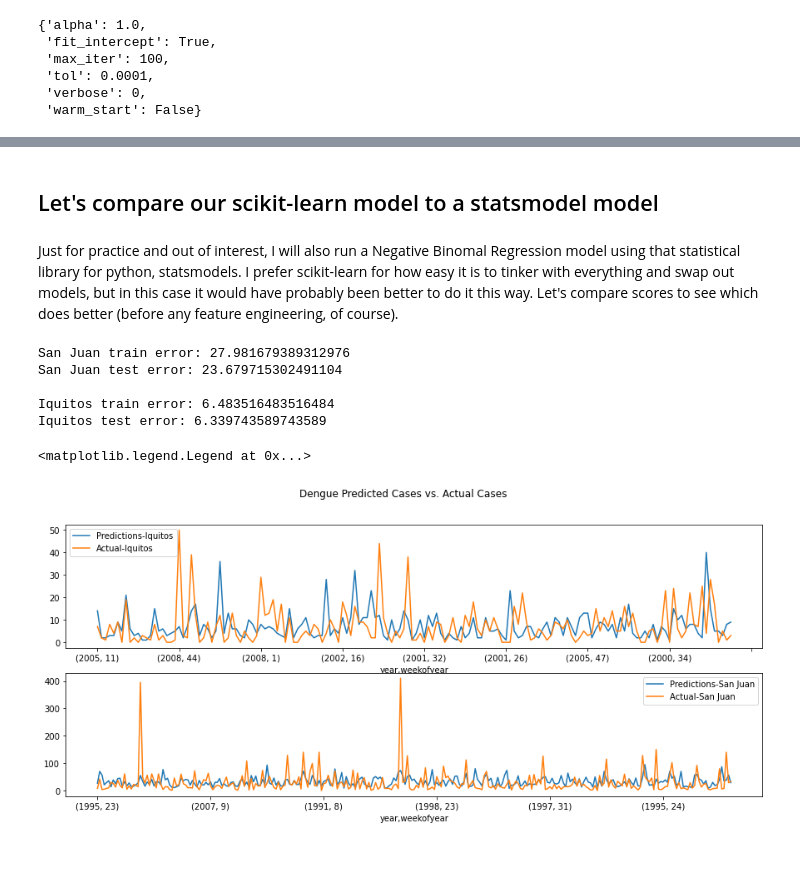
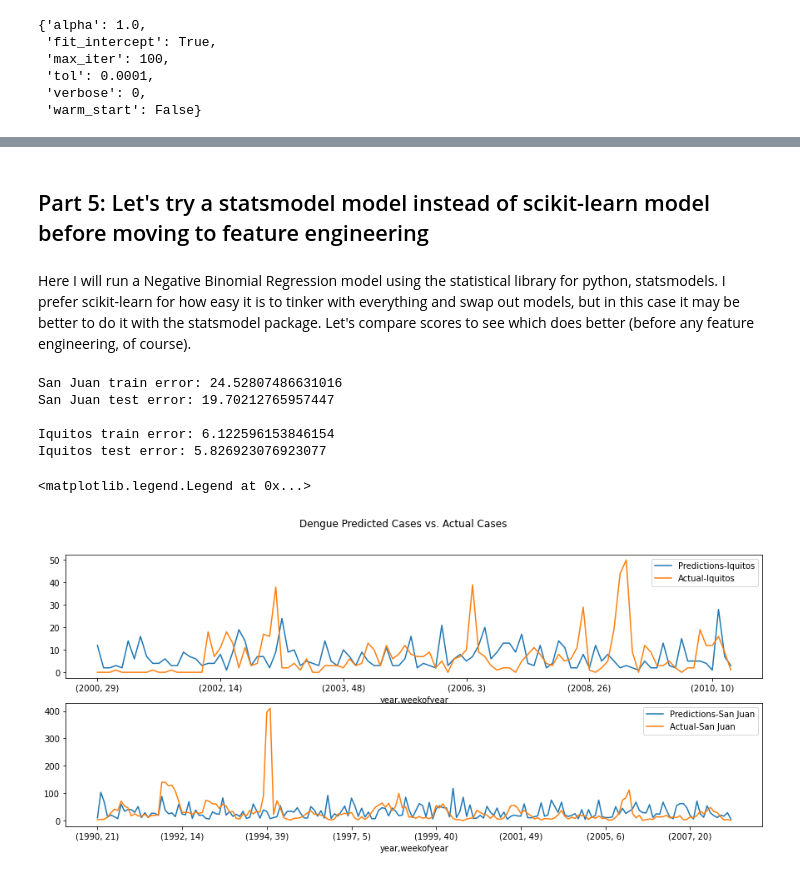
Before and after one commit to johnsaltercid/Dengue-Fever-Project, a Jupyter notebook: Dengue Project.ipynb, the cells around one changed output, grey strips where cells are left out. Drawn from its saved outputs; the diff is of its cells as text; code cells hidden in the pictures.

Commit message:
Inital Model Results Added

```diff
--- a/Dengue Project.ipynb
+++ b/Dengue Project.ipynb
@@ -336,9 +332,9 @@ y_iq = iq_train_sklearn['total_cases']
 X_sj = sj_train_sklearn.drop(['total_cases'], axis=1)
 y_sj = sj_train_sklearn['total_cases']
 
-X_train_iq, X_test_iq, y_train_iq, y_test_iq = train_test_split(X_iq, y_iq, test_size=0.3, random_state=SEED)
+X_train_iq, X_test_iq, y_train_iq, y_test_iq = train_test_split(X_iq, y_iq, test_size=0.2, random_state=SEED)
 
-X_train_sj, X_test_sj, y_train_sj, y_test_sj = train_test_split(X_sj, y_sj, test_size=0.3, random_state=SEED)
+X_train_sj, X_test_sj, y_train_sj, y_test_sj = train_test_split(X_sj, y_sj, test_size=0.2, random_state=SEED)
 # %%
 #Initalize the Poisson Regressor
 pr_iq = PoissonRegressor()
@@ -497,7 +483,7 @@ submission.to_csv("poisson_model.csv")
 # %% [markdown]
-## Let's compare our scikit-learn model to a statsmodel model
+## Part 5: Let's try a statsmodel model instead of scikit-learn model before moving to feature engineering
 # %% [markdown]
-Just for practice and out of interest, I will also run a Negative Binomal Regression model using that statistical library for python, statsmodels. I prefer scikit-learn for how easy it is to tinker with everything and swap out models, but in this case it would have probably been better to do it this way. Let's compare scores to see which does better (before any feature engineering, of course).
+Here I will run a Negative Binomial Regression model using the statistical library for python, statsmodels. I prefer scikit-learn for how easy it is to tinker with everything and swap out models, but in this case it may be better to do it with the statsmodel package. Let's compare scores to see which does better (before any feature engineering, of course).
 # %%
 formula = 'total_cases ~ ' + ' + '.join([str(i) for i in list(X_train_sj.columns)])
 # %%
@@ -510,13 +496,13 @@ sm_test_sj = X_test_sj.copy()
 
 sm_train_sj['total_cases'] = y_train_sj
 
-model = smf.glm(formula=formula, data=sm_train_sj, family=sm.families.NegativeBinomial())
-model = model.fit()
+model_sj = smf.glm(formula=formula, data=sm_train_sj, family=sm.families.NegativeBinomial())
+model_sj = model_sj.fit()
 
-sm_predictions_train_sj = model.predict(sm_train_sj).astype(int)
+sm_predictions_train_sj = model_sj.predict(sm_train_sj).astype(int)
 print ("San Juan train error:", MAE(sm_predictions_train_sj, y_train_sj))
 
-sm_predictions_sj = model.predict(sm_test_sj).astype(int)
+sm_predictions_sj = model_sj.predict(sm_test_sj).astype(int)
 print ("San Juan test error:", MAE(sm_predictions_sj, y_test_sj))
 
 
@@ -529,41 +515,43 @@ sm_test_iq = X_test_iq.copy()
 
 sm_train_iq['total_cases'] = y_train_iq
 
-model2 = smf.glm(formula=formula, data=sm_train_iq, family=sm.families.NegativeBinomial())
-model2 = model2.fit()
+model_iq = smf.glm(formula=formula, data=sm_train_iq, family=sm.families.NegativeBinomial())
+model_iq = model_iq.fit()
 
-sm_predictions_train_iq = model2.predict(sm_train_iq).astype(int)
+sm_predictions_train_iq = model_iq.predict(sm_train_iq).astype(int)
 print ("\nIquitos train error:", MAE(sm_predictions_train_iq, y_train_iq))
 
-sm_predictions_iq = model2.predict(sm_test_iq).astype(int)
+sm_predictions_iq = model_iq.predict(sm_test_iq).astype(int)
 print ("Iquitos test error:", MAE(sm_predictions_iq, y_test_iq))
 # %% [output]
-San Juan train error: 27.981679389312976
-San Juan test error: 23.679715302491104
+San Juan train error: 24.52807486631016
+San Juan test error: 19.70212765957447
 
-Iquitos train error: 6.483516483516484
-Iquitos test error: 6.339743589743589
+Iquitos train error: 6.122596153846154
+Iquitos test error: 5.826923076923077
 # %%
 #Plotting the Results
 
 figs, axes = plt.subplots(2,1, figsize=(15,6))
 
 X_test_iq_plot2 = sm_test_iq.copy()
 X_test_sj_plot2 = sm_test_sj.copy()
 
-# plot sj
+# plot iq
 X_test_iq_plot2['predictions'] = sm_predictions_iq
 X_test_iq_plot2.predictions.plot(ax=axes[0], label="Predictions-Iquitos")
-y_test_iq.plot(ax=axes[0], label="Actual-Iquitos")
+y_test_iq2 = y_test_iq.sort_index(axis=0)
+y_test_iq2.plot(ax=axes[0], label="Actual-Iquitos")
 axes[0].legend()
 
-# plot iq
-X_test_sj_plot['predictions'] = sm_predictions_sj
-X_test_sj_plot.predictions.plot(ax=axes[1], label="Predictions-San Juan")
-y_test_sj.plot(ax=axes[1], label="Actual-San Juan")
+# plot sj
+X_test_sj_plot2['predictions'] = sm_predictions_sj
+X_test_sj_plot2.predictions.plot(ax=axes[1], label="Predictions-San Juan")
+y_test_sj2 = y_test_sj.sort_index(axis=0)
+y_test_sj2.plot(ax=axes[1], label="Actual-San Juan")
 
 plt.suptitle("Dengue Predicted Cases vs. Actual Cases")
 axes[1].legend()
 # %% [output]
 <matplotlib.legend.Legend at 0x...>
-[figure, old version]
+[figure, new version]
```
Also changed, not shown: parts of 18 cells of this notebook, 2 other files.
